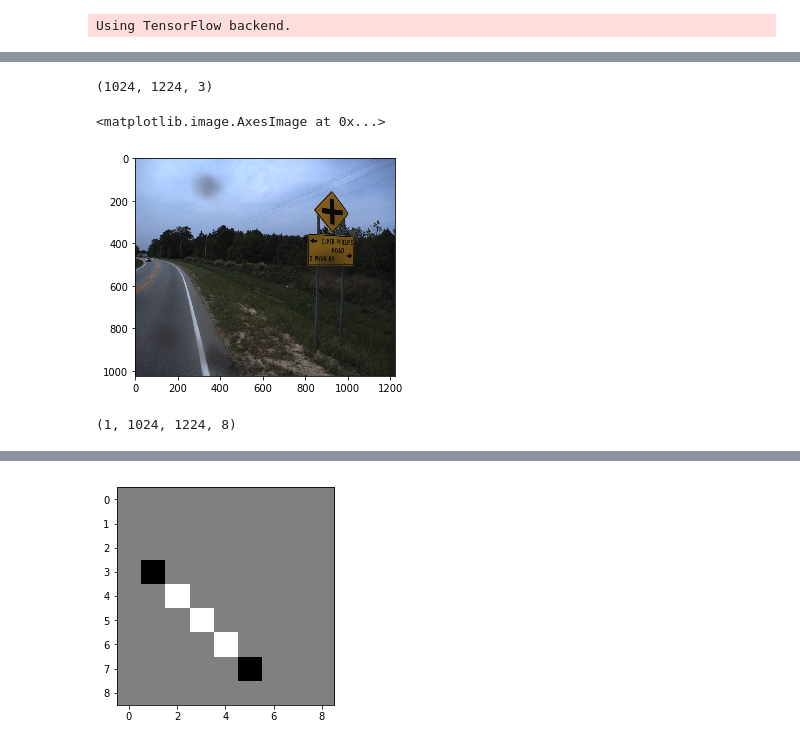
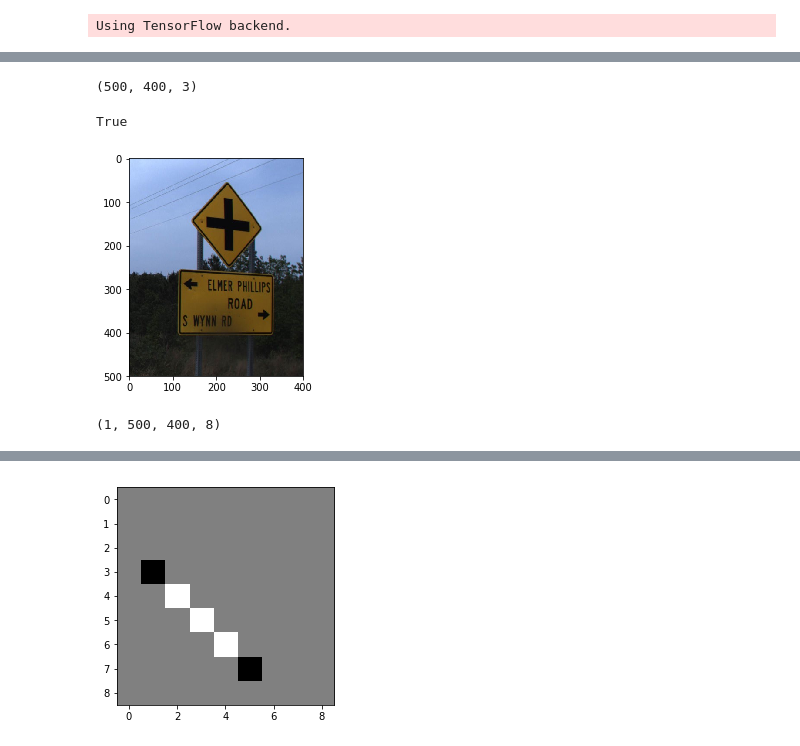
Before and after one commit to anliec/keras-cv, a Jupyter notebook: proof_of_concept.ipynb, the cells around one changed output, grey strips where cells are left out. Saved outputs shown, nothing was run; the diff lists cells and outputs as text; code cells hidden in the pictures.

```diff
--- a/proof_of_concept.ipynb
+++ b/proof_of_concept.ipynb
@@ -58,16 +70,18 @@ model_network.layers[1].set_weights((first_layer_kernel, first_layer_bias))
 # %%
 im = cv2.imread("test.jpg")
 im = cv2.cvtColor(im, cv2.COLOR_BGR2RGB)
+im = im[100:600, 700:1100, :]
 # im = cv2.cvtColor(im, cv2.COLOR_BGR2GRAY)
 print(im.shape)
 plt.imshow(im)
+cv2.imwrite("base_image.jpg", cv2.cvtColor(im, cv2.COLOR_RGB2BGR))
 # %% [output]
-(1024, 1224, 3)
+(500, 400, 3)
-<matplotlib.image.AxesImage at 0x...>
+True
-[figure, old version]
+[figure, new version]
 # %%
 input_im = im.reshape((1,) + im.shape)
 results = model_network.predict(input_im)
 print(results.shape)
 # %% [output]
-(1, 1024, 1224, 8)
+(1, 500, 400, 8)
```
Also changed, not shown: parts of 3 cells of this notebook, 1 other file.
